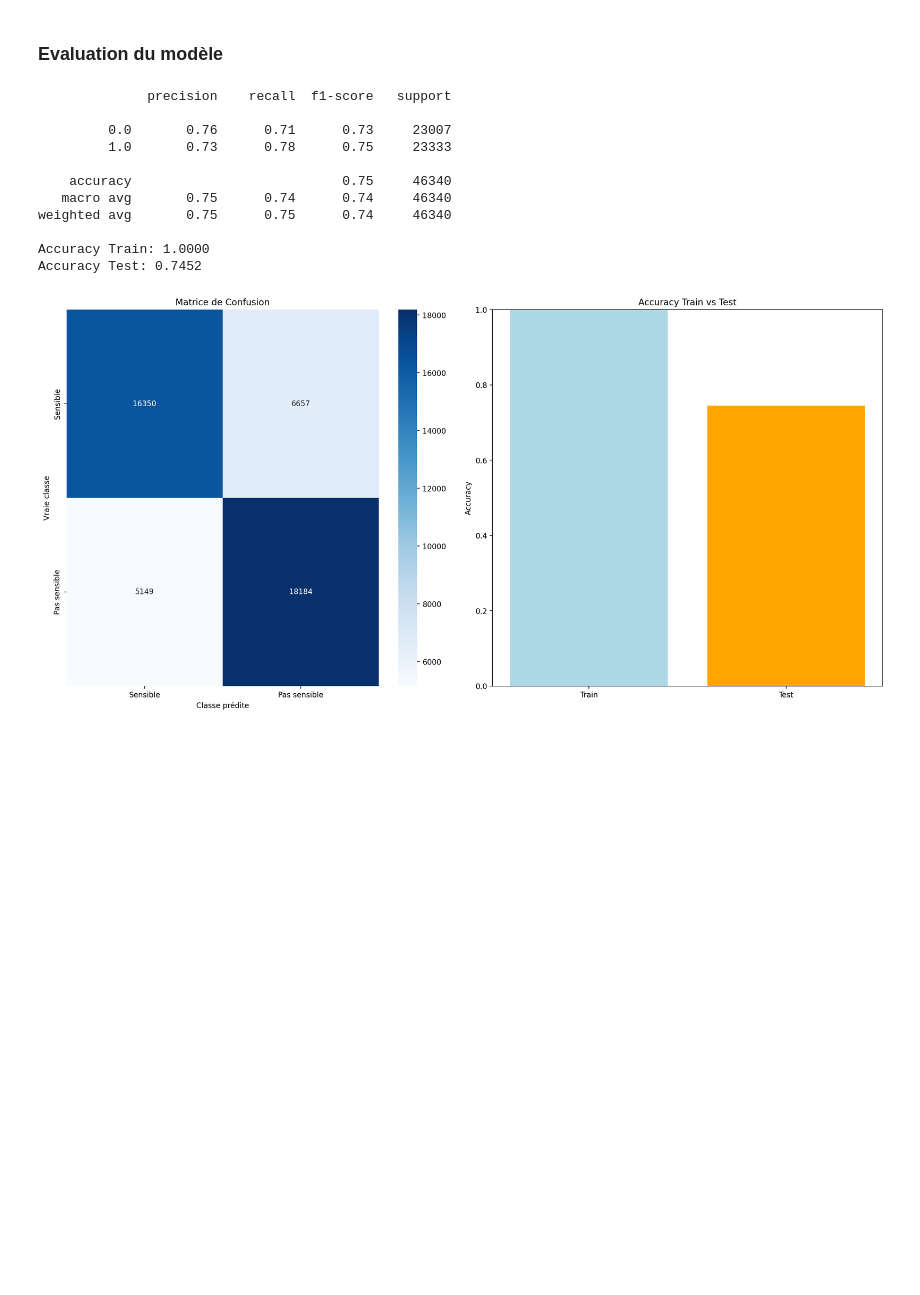
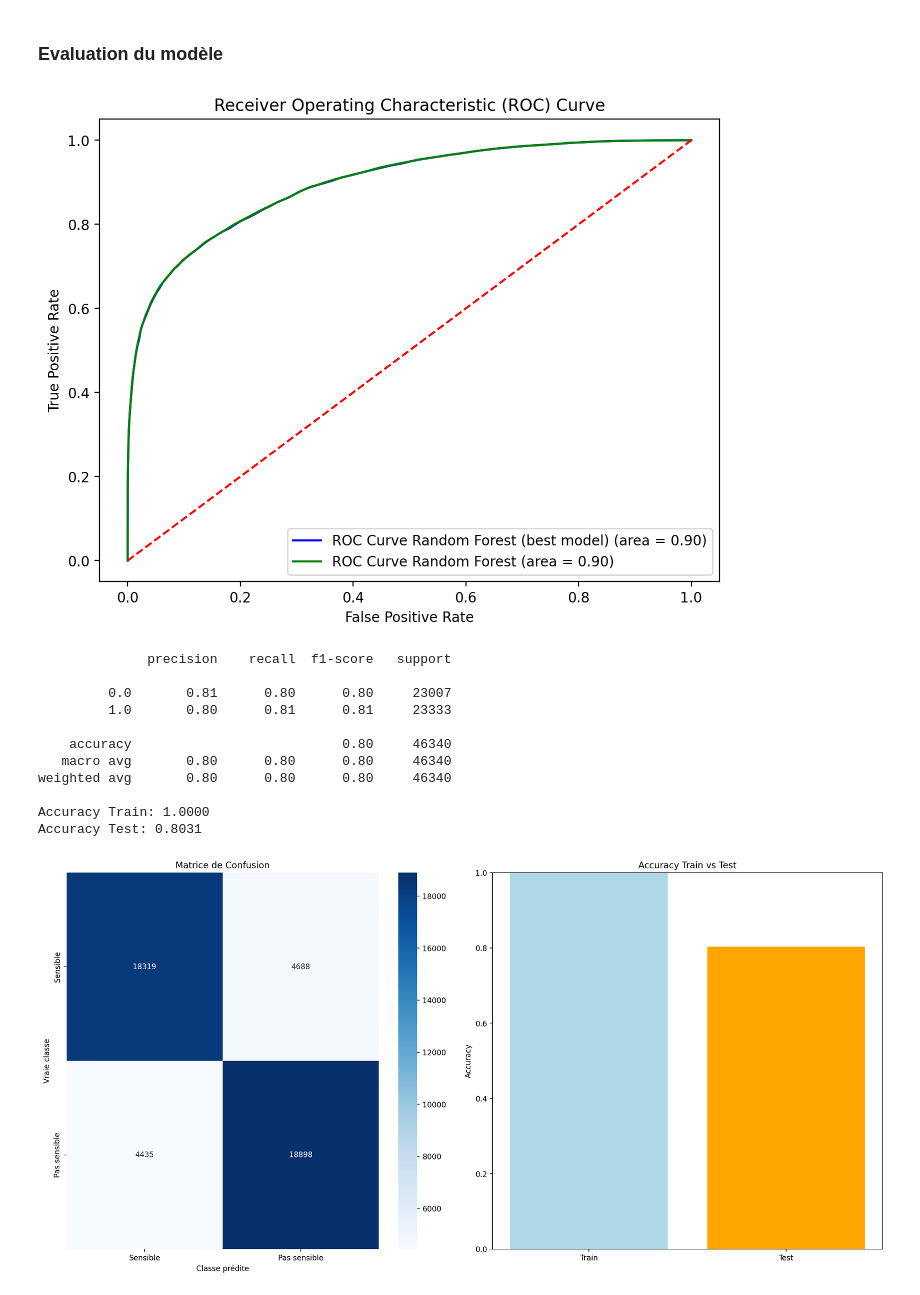
Before and after one commit to francisbonheur/alyra_project_machine_learning, a Jupyter notebook: ML_detection_valeur_classification.ipynb, the cells around one changed output. Saved outputs shown, nothing was run; the diff lists cells and outputs as text; code cells hidden in the pictures; blank space fills up the shorter version.

```diff
--- a/ML_detection_valeur_classification.ipynb
+++ b/ML_detection_valeur_classification.ipynb
@@ -714,8 +714,11 @@ from scipy.stats import randint
 
 
 param_distributions = {
-    'n_estimators': randint(20, 100),  # Number of trees in the forest
-    'max_depth': [40, 50, 60] # Maximum depth of the tree
+    'n_estimators': randint(90, 110),
+    'max_depth': randint(30, 50),
+    'min_samples_split': randint(2, 5),
+    'min_samples_leaf': randint(1, 5),
+    'bootstrap': [True, False]
 }
 
 random_search = RandomizedSearchCV(
@@ -725,10 +728,11 @@ random_search = RandomizedSearchCV(
     cv=5,
     verbose=1,  # Print progress messages
     random_state=42,
+    scoring='accuracy',
     n_jobs=-1
 )
 # Entraînement du modèle avec GridSearch
-random_search.fit(X_train_scaled, y_train_z_filtered)
+random_search.fit(X_train_scaled, y_train)
 
 # Meilleurs hyperparamètres
 print("\nMeilleurs hyperparamètres trouvés:")
@@ -747,7 +747,15 @@ Meilleur score de validation: 78.33%
 # %% [markdown]
 ### Evaluation du modèle
 # %%
-best_model.fit(X_train_scaled, y_train_z_filtered)
+parameters_rfc = [
+    (best_model, X_test_scaled, y_test, 'ROC Curve Random Forest (best model)', 'blue'),
+    (model_rfc, X_test_scaled, y_test, 'ROC Curve Random Forest', 'green')
+]
+
+best_model.fit(X_train_scaled, y_train)
+
+display_roc_curves(parameters_rfc)
+
 
 y_train_pred = best_model.predict(X_train_scaled)
 y_test_pred = best_model.predict(X_test_scaled)
@@ -757,43 +765,44 @@ cm = confusion_matrix(y_test,y_test_pred)
 #texte de rapport rapport plus precis de ce qu'on trouve
 print(classification_report(y_test,y_test_pred))
 
-train_accuracy = accuracy_score(y_train_z_filtered,y_train_pred)
+train_accuracy = accuracy_score(y_train,y_train_pred)
 test_accuracy = accuracy_score(y_test,y_test_pred)
 
 print(f"Accuracy Train: {train_accuracy:.4f}")
 print(f"Accuracy Test: {test_accuracy:.4f}")
 
 # Display Confusion Matrix
 plt.figure(figsize=(16, 8))
 plt.subplot(1, 2, 1)
 sns.heatmap(cm, annot=True, fmt='d', cmap='Blues',
             xticklabels=['Sensible', 'Pas sensible'],
             yticklabels=['Sensible', 'Pas sensible'])
 plt.title('Matrice de Confusion')
 plt.ylabel('Vraie classe')
 plt.xlabel('Classe prédite')
 
 plt.subplot(1, 2, 2)
 scores = [train_accuracy, test_accuracy]
 labels = ['Train', 'Test']
 colors = ['lightblue', 'orange']
 plt.bar(labels, scores, color=colors)
 plt.title('Accuracy Train vs Test')
 plt.ylabel('Accuracy')
 plt.ylim(0, 1)
 
 plt.tight_layout()
 plt.show()
 # %% [output]
+[figure, new version]
               precision    recall  f1-score   support
 
-         0.0       0.76      0.71      0.73     23007
-         1.0       0.73      0.78      0.75     23333
+         0.0       0.81      0.80      0.80     23007
+         1.0       0.80      0.81      0.81     23333
 
-    accuracy                           0.75     46340
-   macro avg       0.75      0.74      0.74     46340
-weighted avg       0.75      0.75      0.74     46340
+    accuracy                           0.80     46340
+   macro avg       0.80      0.80      0.80     46340
+weighted avg       0.80      0.80      0.80     46340
 
 Accuracy Train: 1.0000
-Accuracy Test: 0.7452
+Accuracy Test: 0.8031
-[figure, old version]
+[figure, added]
```
Also changed, not shown: parts of 9 cells of this notebook.
